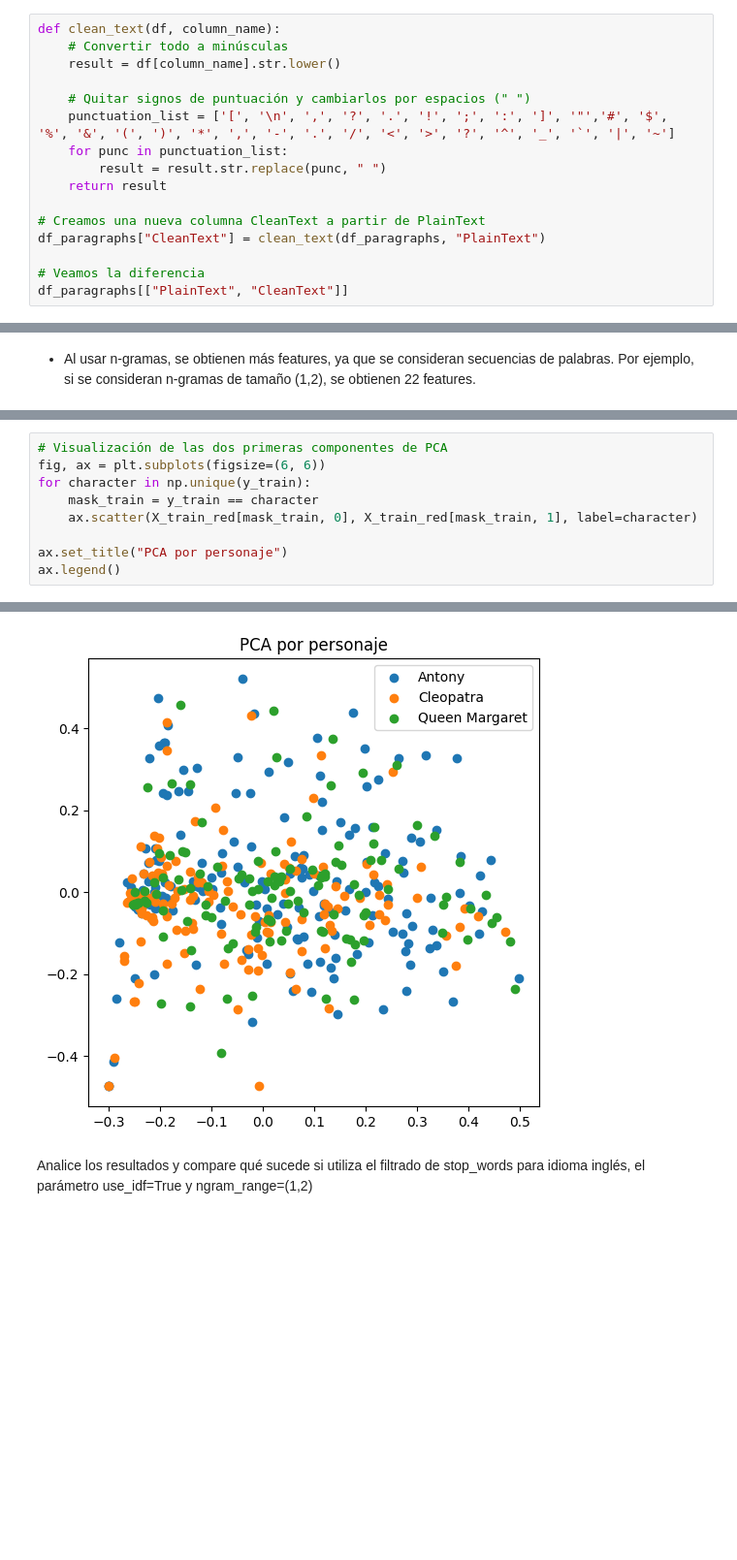
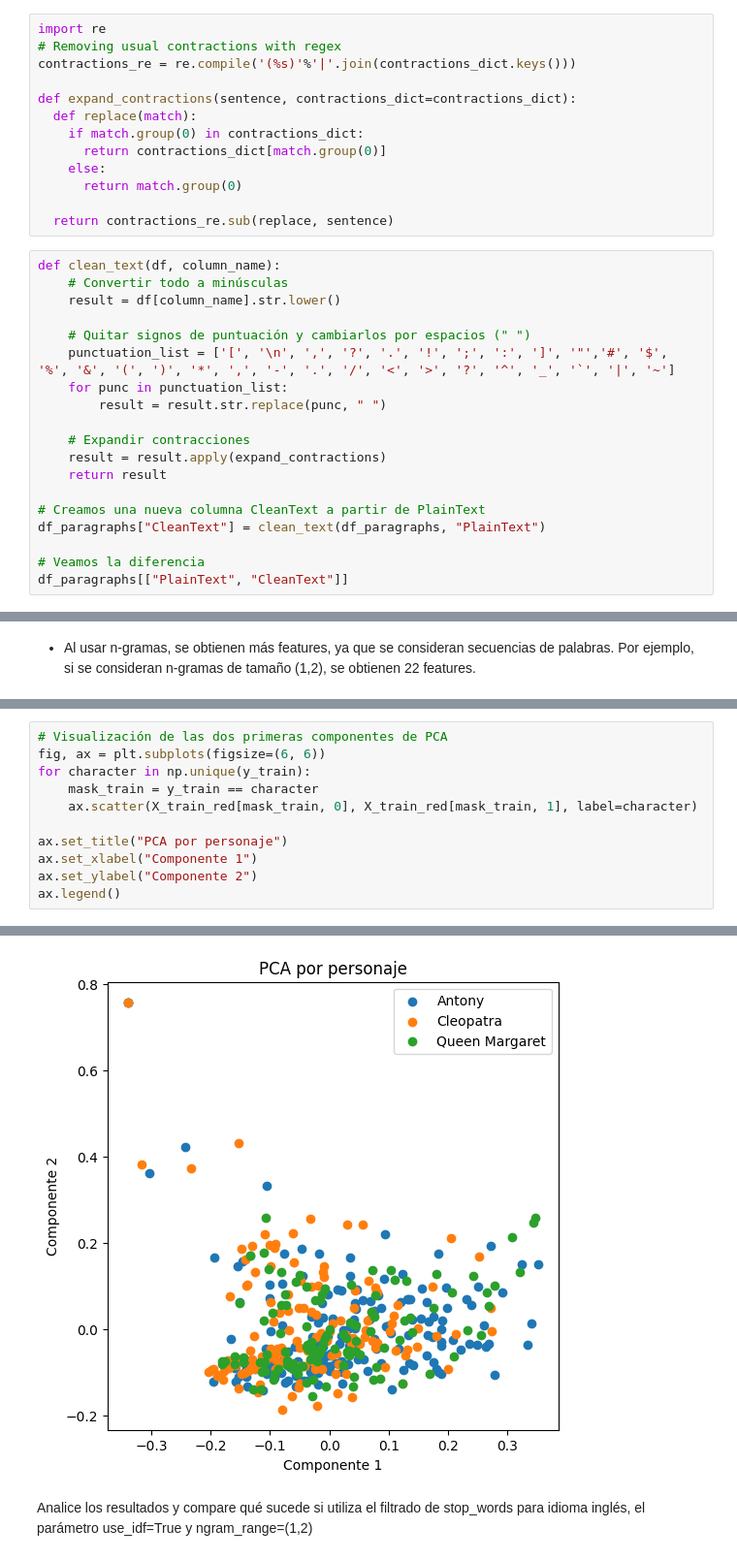
Before and after one commit to enzofali/intro-cd, a Jupyter notebook: Tarea_2/Tarea2_resolucion.ipynb, the cells around one changed output, grey strips where cells are left out. Shown: that part at 97% size. Drawn from its saved outputs; the diff is of its cells as text; blank space fills up the shorter version.

```diff
--- a/Tarea_2/Tarea2_resolucion.ipynb
+++ b/Tarea_2/Tarea2_resolucion.ipynb
@@ -90,3 +197,16 @@ df_paragraphs
+# %%
+import re
+# Removing usual contractions with regex
+contractions_re = re.compile('(%s)'%'|'.join(contractions_dict.keys()))
+
+def expand_contractions(sentence, contractions_dict=contractions_dict):
+  def replace(match):
+    if match.group(0) in contractions_dict:
+      return contractions_dict[match.group(0)]
+    else:
+      return match.group(0)
+
+  return contractions_re.sub(replace, sentence)
 # %%
 def clean_text(df, column_name):
     # Convertir todo a minúsculas
@@ -96,6 +216,9 @@ def clean_text(df, column_name):
     punctuation_list = ['[', '\n', ',', '?', '.', '!', ';', ':', ']', '"','#', '$', '%', '&', '(', ')', '*', ',', '-', '.', '/', '<', '>', '?', '^', '_', '`', '|', '~']
     for punc in punctuation_list:
         result = result.str.replace(punc, " ")
+
+    # Expandir contracciones
+    result = result.apply(expand_contractions)
     return result
 
 # Creamos una nueva columna CleanText a partir de PlainText
@@ -301,15 +428,17 @@ print(X_train_red.shape)
 # %%
 # Visualización de las dos primeras componentes de PCA
 fig, ax = plt.subplots(figsize=(6, 6))
 for character in np.unique(y_train):
     mask_train = y_train == character
     ax.scatter(X_train_red[mask_train, 0], X_train_red[mask_train, 1], label=character)
 
 ax.set_title("PCA por personaje")
+ax.set_xlabel("Componente 1")
+ax.set_ylabel("Componente 2")
 ax.legend()
 # %% [output]
 <matplotlib.legend.Legend at 0x...>
-[figure, old version]
+[figure, new version]
 # %% [markdown]
 Analice los resultados y compare qué sucede si utiliza el filtrado de stop_words para idioma inglés, el parámetro use_idf=True y ngram_range=(1,2)
 # %%
```
Also changed, not shown: parts of 17 cells of this notebook.
